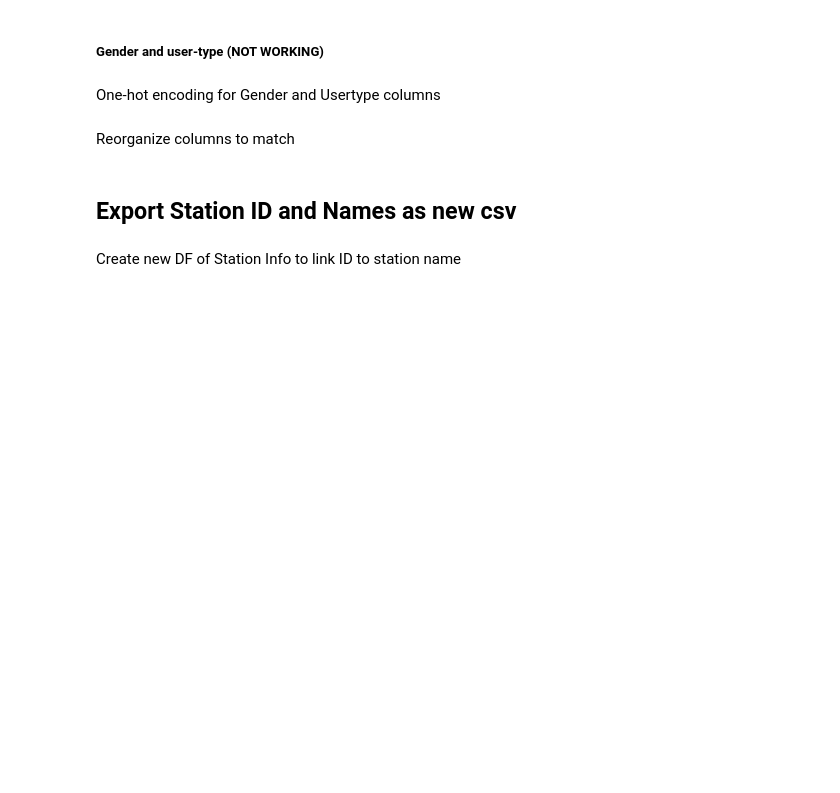
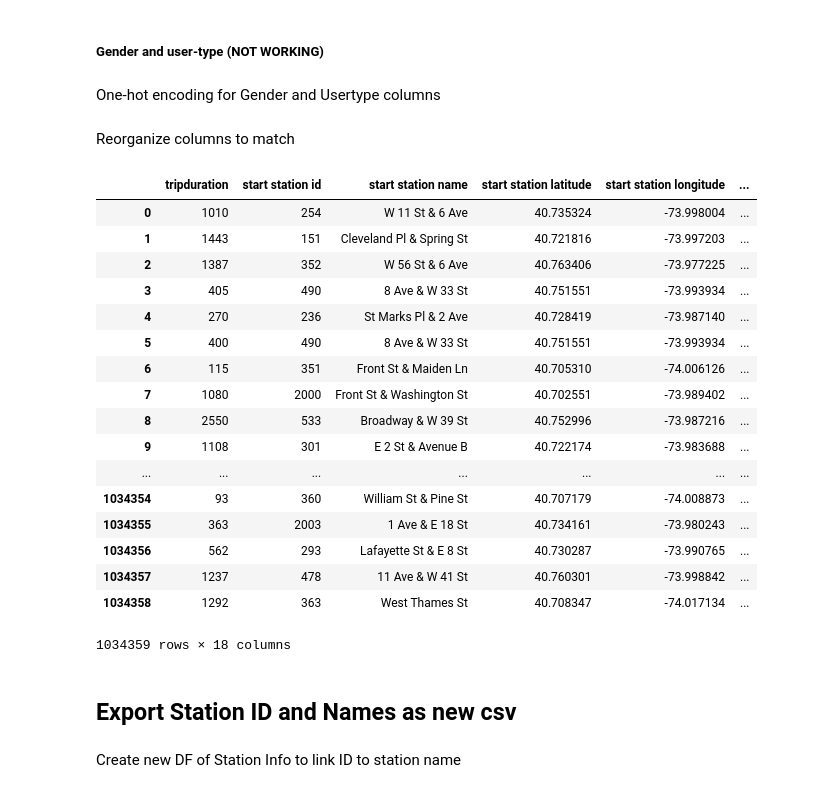
Before and after one commit to abrahambenaim/Final-Project, a Jupyter notebook: citibike_ETL.ipynb, the cells around one changed output. Cells and saved outputs as stored; diff of their text form; code cells hidden in the pictures; blank space fills up the shorter version.

```diff
--- a/citibike_ETL.ipynb
+++ b/citibike_ETL.ipynb
@@ -99,20 +148,3 @@ for df in tqdm(df2_list):
-# %%
-## Calculate age by subtracting birth year from current year
-currentyear = dt.datetime.now().year
-
-td_2013["age"] = currentyear - df[["birth year"]]
-    ### set conditions for age-group categories
-conditions = [
-    (td_2013['age'] <= 15),
-    (td_2013['age'] >= 16) & (td_2013['age'] <= 24),
-    (td_2013['age'] >= 25) & (td_2013['age'] <= 44),
-    (td_2013['age'] >= 45) & (td_2013['age'] <= 64),
-    (td_2013['age'] >= 65) & (td_2013['age'] <= 105),
-    (td_2013['age'] > 105)]
-choices = [0, 1, 2, 3, 4, 5]
-    ### Create new column for age-group categories
-td_2013['age_group'] = np.select(conditions, choices, default='0')
-print(td_2013.head())
 # %%
 ## Calculate age by subtracting birth year from current year
 currentyear = dt.datetime.now().year
@@ -160,3 +246,24 @@ td_2018.columns
+# %%
+td_2013
+# %% [output]
+|  | tripduration | start station id | start station name | start station latitude | start station longitude | ... |
+| 0 | 1010 | 254 | W 11 St & 6 Ave | 40.735324 | -73.998004 | ... |
+| 1 | 1443 | 151 | Cleveland Pl & Spring St | 40.721816 | -73.997203 | ... |
+| 2 | 1387 | 352 | W 56 St & 6 Ave | 40.763406 | -73.977225 | ... |
+| 3 | 405 | 490 | 8 Ave & W 33 St | 40.751551 | -73.993934 | ... |
+| 4 | 270 | 236 | St Marks Pl & 2 Ave | 40.728419 | -73.987140 | ... |
+| 5 | 400 | 490 | 8 Ave & W 33 St | 40.751551 | -73.993934 | ... |
+| 6 | 115 | 351 | Front St & Maiden Ln | 40.705310 | -74.006126 | ... |
+| 7 | 1080 | 2000 | Front St & Washington St | 40.702551 | -73.989402 | ... |
+| 8 | 2550 | 533 | Broadway & W 39 St | 40.752996 | -73.987216 | ... |
+| 9 | 1108 | 301 | E 2 St & Avenue B | 40.722174 | -73.983688 | ... |
+| ... | ... | ... | ... | ... | ... | ... |
+| 1034354 | 93 | 360 | William St & Pine St | 40.707179 | -74.008873 | ... |
+| 1034355 | 363 | 2003 | 1 Ave & E 18 St | 40.734161 | -73.980243 | ... |
+| 1034356 | 562 | 293 | Lafayette St & E 8 St | 40.730287 | -73.990765 | ... |
+| 1034357 | 1237 | 478 | 11 Ave & W 41 St | 40.760301 | -73.998842 | ... |
+| 1034358 | 1292 | 363 | West Thames St | 40.708347 | -74.017134 | ... |
+1034359 rows × 18 columns
 # %% [markdown]
 ## Export Station ID and Names as new csv
 # %% [markdown]
```
Also changed, not shown: parts of 70 cells of this notebook.
